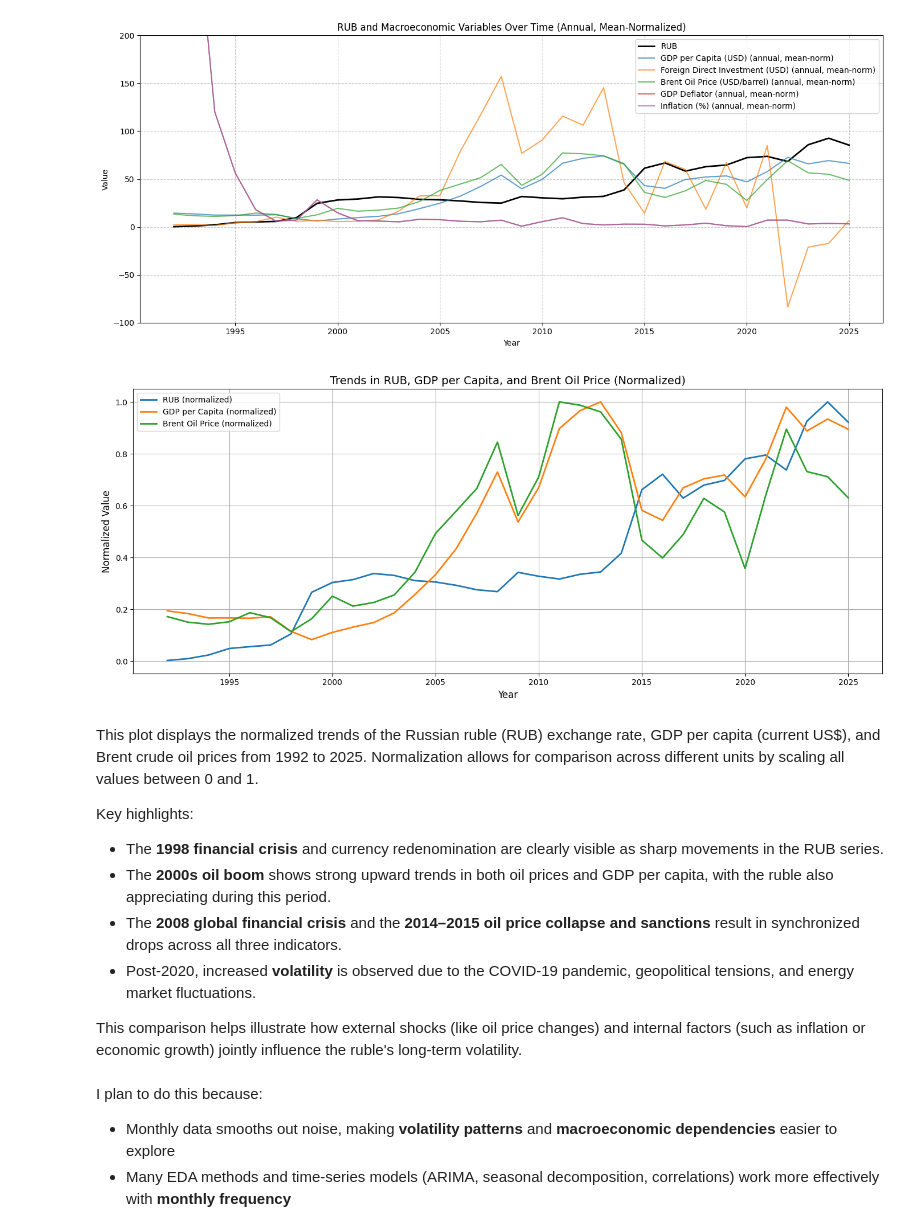
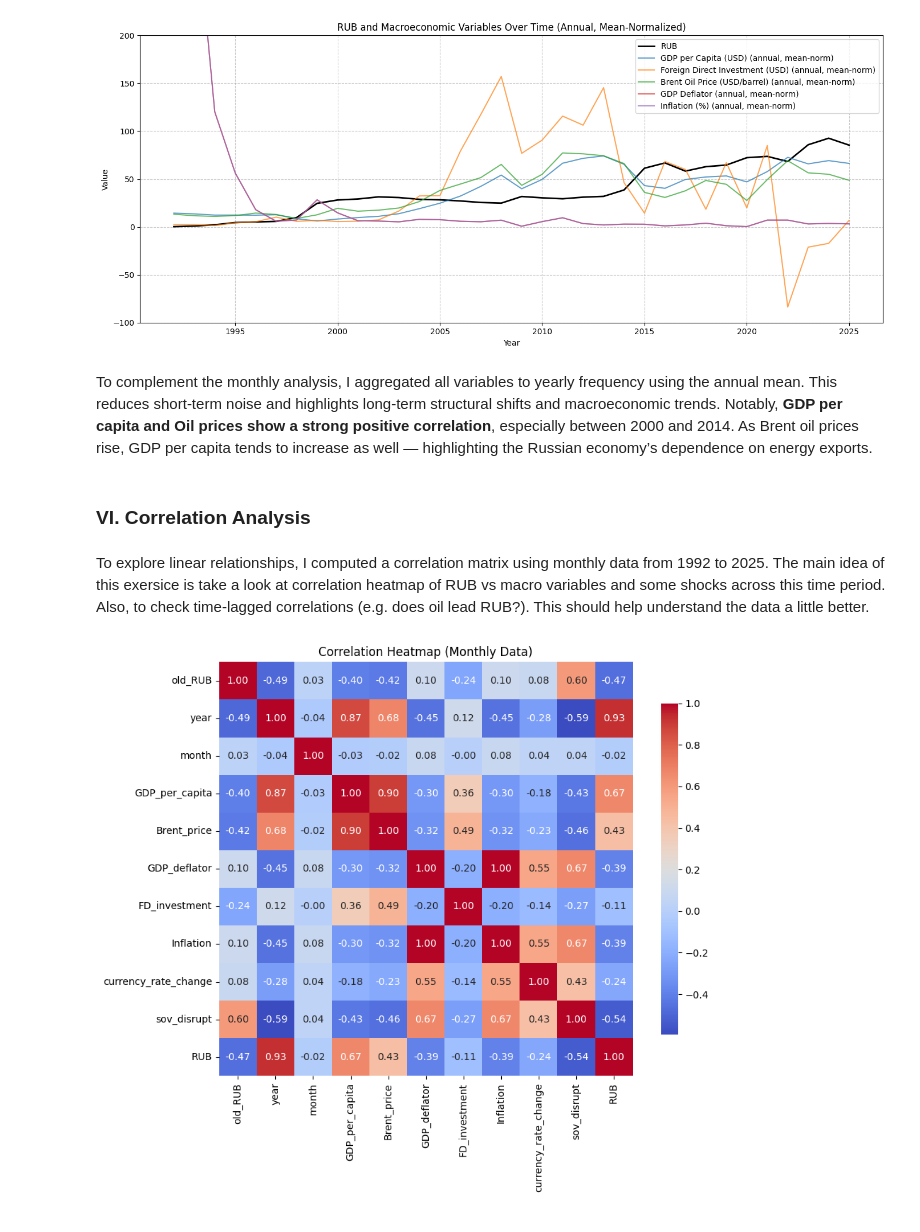
Before and after one commit to ZlataSparrow/Ruble_Volatility_Prediction, a Jupyter notebook: notebook/02_Exploratory_Data_Analysis.ipynb, the cells around one changed output. Saved outputs shown, nothing was run; the diff lists cells and outputs as text; code cells hidden in the pictures.

```diff
--- a/notebook/02_Exploratory_Data_Analysis.ipynb
+++ b/notebook/02_Exploratory_Data_Analysis.ipynb
@@ -620,46 +630,20 @@ plt.show()
 # %% [output]
 [figure]
 [figure]
-# %%
-annual_data = data.groupby("year").agg({
-    "RUB": "mean",
-    "GDP_per_capita": "mean",
-    "Brent_price": "mean"
-}).reset_index()
-
-
-annual_data["RUB_norm"] = annual_data["RUB"] / annual_data["RUB"].max()
-annual_data["GDP_norm"] = annual_data["GDP_per_capita"] / annual_data["GDP_per_capita"].max()
-annual_data["Brent_norm"] = annual_data["Brent_price"] / annual_data["Brent_price"].max()
-
-
-plt.figure(figsize=(14, 6))
-plt.plot(annual_data["year"], annual_data["RUB_norm"], label="RUB (normalized)", linewidth=2)
-plt.plot(annual_data["year"], annual_data["GDP_norm"], label="GDP per Capita (normalized)", linewidth=2)
-plt.plot(annual_data["year"], annual_data["Brent_norm"], label="Brent Oil Price (normalized)", linewidth=2)
-
-
-plt.title("Trends in RUB, GDP per Capita, and Brent Oil Price (Normalized)", fontsize=14)
-plt.xlabel("Year", fontsize=12)
-plt.ylabel("Normalized Value", fontsize=12)
-plt.legend()
-plt.grid(True)
-plt.tight_layout()
-
-plt.show()
-# %% [output]
-[figure, removed]
-# %% [markdown]
-This plot displays the normalized trends of the Russian ruble (RUB) exchange rate, GDP per capita (current US$), and Brent crude oil prices from 1992 to 2025. Normalization allows for comparison across different units by scaling all values between 0 and 1.
-
-Key highlights:
-- The **1998 financial crisis** and currency redenomination are clearly visible as sharp movements in the RUB series.
-- The **2000s oil boom** shows strong upward trends in both oil prices and GDP per capita, with the ruble also appreciating during this period.
-- The **2008 global financial crisis** and the **2014–2015 oil price collapse and sanctions** result in synchronized drops across all three indicators.
-- Post-2020, increased **volatility** is observed due to the COVID-19 pandemic, geopolitical tensions, and energy market fluctuations.
-
-This comparison helps illustrate how external shocks (like oil price changes) and internal factors (such as inflation or economic growth) jointly influence the ruble's long-term volatility.
-# %% [markdown]
-I plan to do this because:
-- Monthly data smooths out noise, making **volatility patterns** and **macroeconomic dependencies** easier to explore
-- Many EDA methods and time-series models (ARIMA, seasonal decomposition, correlations) work more effectively with **monthly frequency**
+# %% [markdown]
+To complement the monthly analysis, I aggregated all variables to yearly frequency using the annual mean. This reduces short-term noise and highlights long-term structural shifts and macroeconomic trends.
+Notably, **GDP per capita and Oil prices show a strong positive correlation**, especially between 2000 and 2014. As Brent oil prices rise, GDP per capita tends to increase as well — highlighting the Russian economy’s dependence on energy exports.
+# %% [markdown]
+### VI. Correlation Analysis
+# %% [markdown]
+To explore linear relationships, I computed a correlation matrix using monthly data from 1992 to 2025. The main idea of this exersice is take a look at correlation heatmap of RUB vs macro variables and some shocks across this time period. Also, to check time-lagged correlations (e.g. does oil lead RUB?). This should help understand the data a little better.
+# %%
+corr = data_monthly.select_dtypes(include='number').corr()
+
+plt.figure(figsize=(10, 8))
+sns.heatmap(corr, annot=True, fmt=".2f", cmap="coolwarm", square=True, cbar_kws={"shrink": 0.8})
+plt.title("Correlation Heatmap (Monthly Data)")
+plt.tight_layout()
+plt.show()
+# %% [output]
+[figure, added]
```
Also changed, not shown: parts of 13 cells of this notebook, 2 other files.
